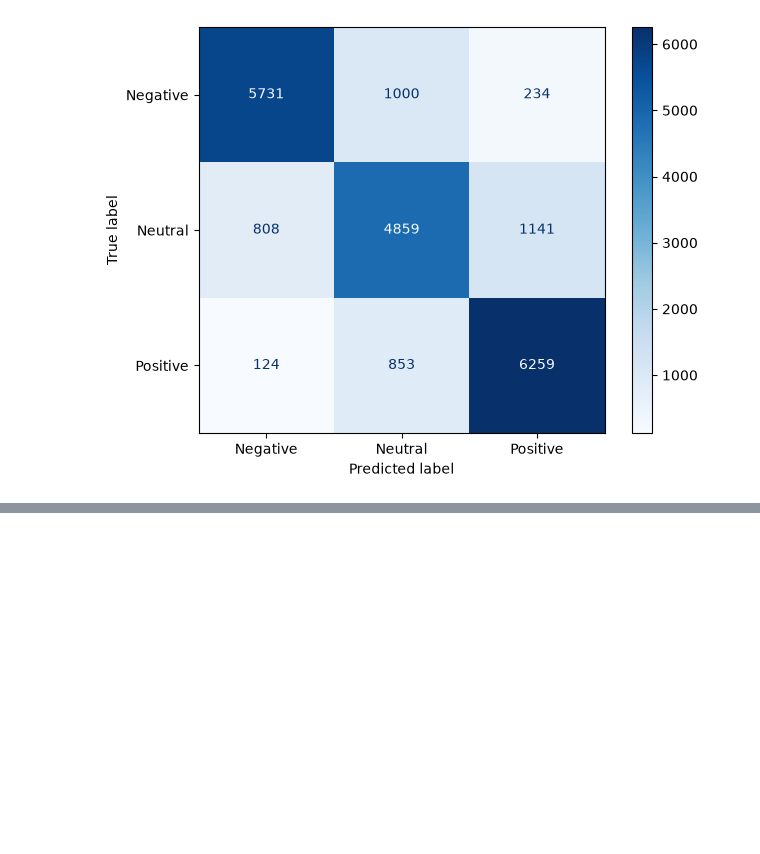
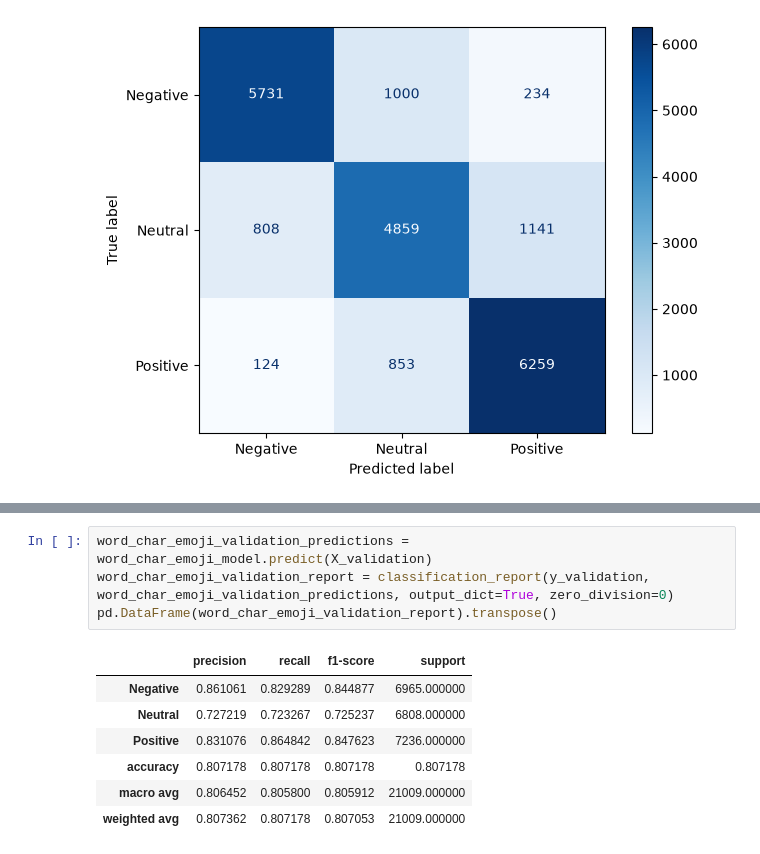
Before and after one commit to barisakk00/tfidf-turkish-analysis, a Jupyter notebook: notebooks/turkish_sentiment_analysis.ipynb, the cells around one changed output, grey strips where cells are left out. Drawn from its saved outputs; the diff is of its cells as text; blank space fills up the shorter version.

```diff
--- a/notebooks/turkish_sentiment_analysis.ipynb
+++ b/notebooks/turkish_sentiment_analysis.ipynb
@@ -265,0 +392,12 @@ plt.show()
+# %%
+word_char_emoji_validation_predictions = word_char_emoji_model.predict(X_validation)
+word_char_emoji_validation_report = classification_report(y_validation, word_char_emoji_validation_predictions, output_dict=True, zero_division=0)
+pd.DataFrame(word_char_emoji_validation_report).transpose()
+# %% [output]
+|  | precision | recall | f1-score | support |
+| Negative | 0.861061 | 0.829289 | 0.844877 | 6965.000000 |
+| Neutral | 0.727219 | 0.723267 | 0.725237 | 6808.000000 |
+| Positive | 0.831076 | 0.864842 | 0.847623 | 7236.000000 |
+| accuracy | 0.807178 | 0.807178 | 0.807178 | 0.807178 |
+| macro avg | 0.806452 | 0.805800 | 0.805912 | 21009.000000 |
+| weighted avg | 0.807362 | 0.807178 | 0.807053 | 21009.000000 |
```
Also changed, not shown: parts of 23 cells of this notebook, 7 other files.
